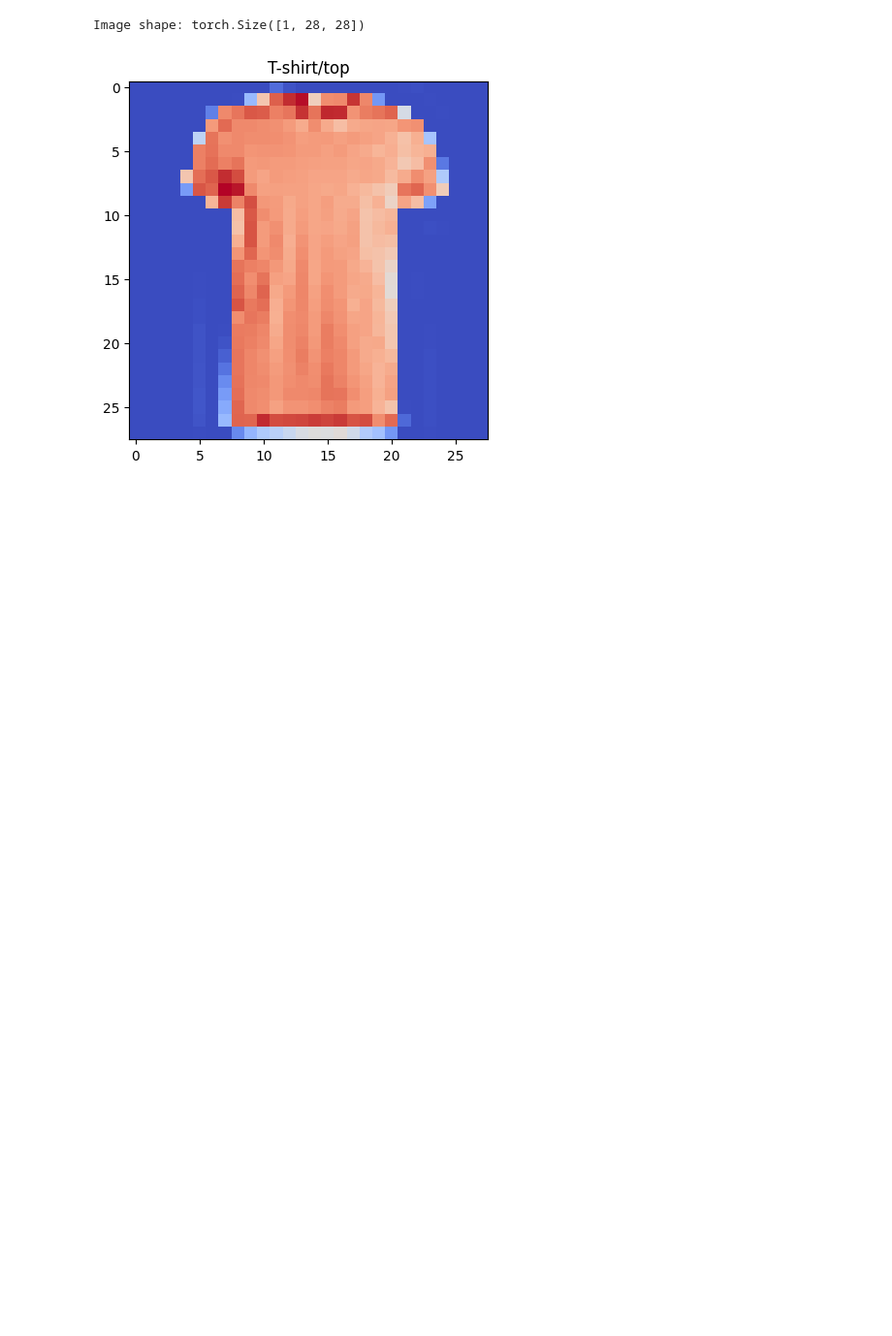
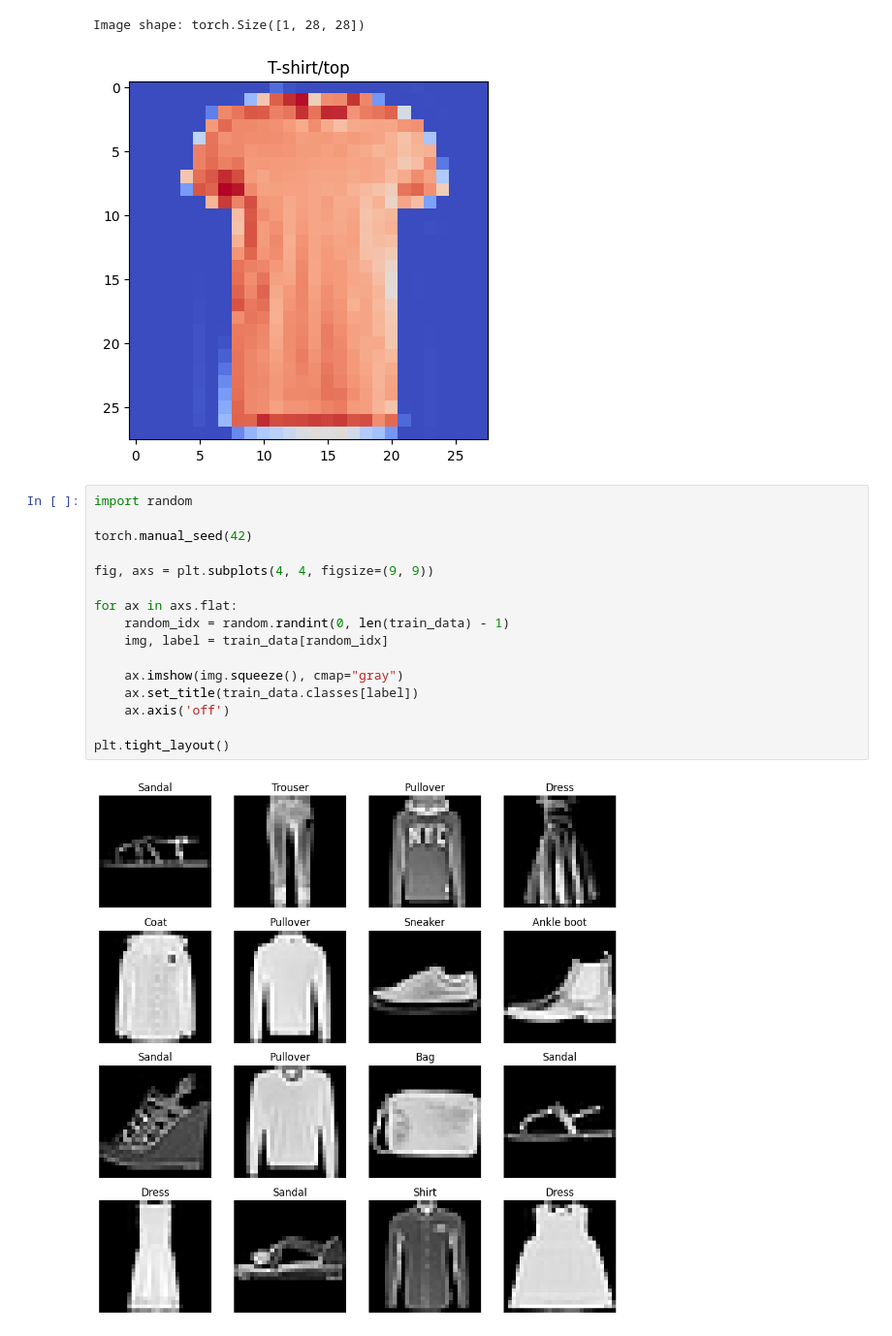
Before and after one commit to petron23/ML_random_projects, a Jupyter notebook: MNIST_classification_basic.ipynb, the cells around one changed output. Shown at 97% size. Cells and saved outputs as stored; diff of their text form; blank space fills up the shorter version.

```diff
--- a/MNIST_classification_basic.ipynb
+++ b/MNIST_classification_basic.ipynb
@@ -52,3 +64,21 @@ plt.title(train_data.classes[label]);
 # %% [output]
 Image shape: torch.Size([1, 28, 28])
 [figure]
+# %%
+import random
+
+torch.manual_seed(42)
+
+fig, axs = plt.subplots(4, 4, figsize=(9, 9))
+
+for ax in axs.flat:
+    random_idx = random.randint(0, len(train_data) - 1)
+    img, label = train_data[random_idx]
+
+    ax.imshow(img.squeeze(), cmap="gray")
+    ax.set_title(train_data.classes[label])
+    ax.axis('off')
+
+plt.tight_layout()
+# %% [output]
+[figure, added]
```
Also changed, not shown: parts of 2 cells of this notebook.
